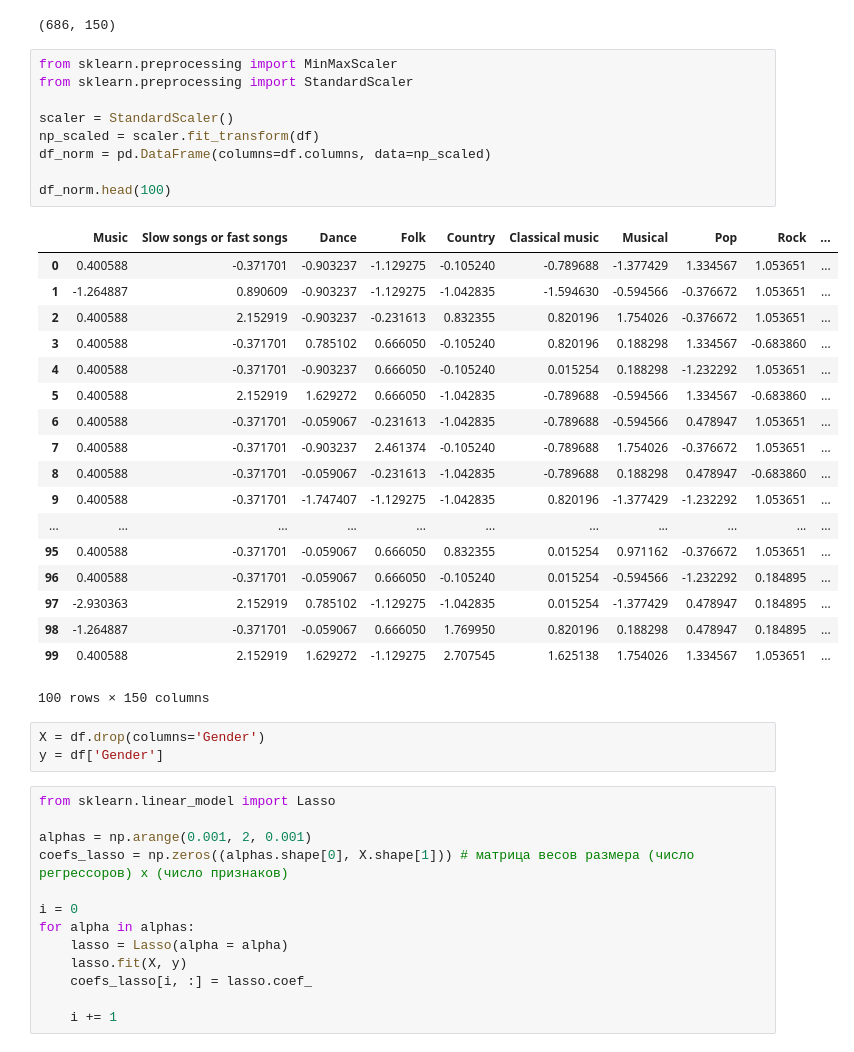
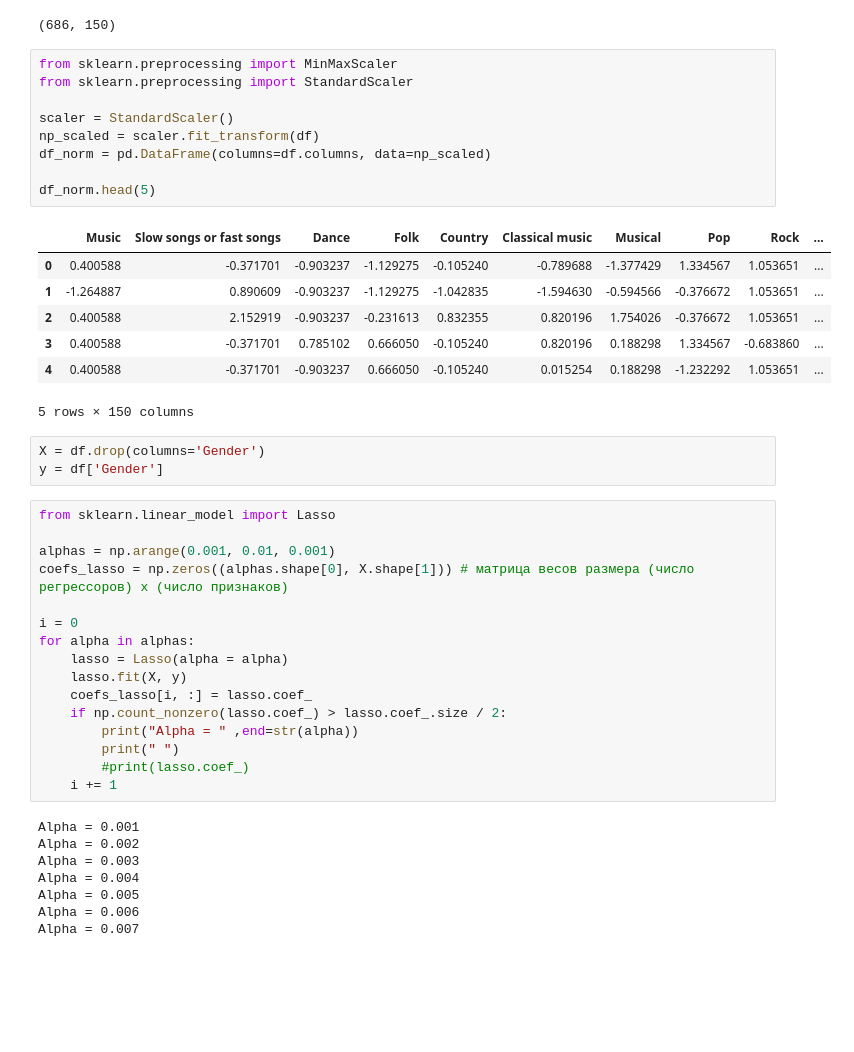
Before and after one commit to Agotsulov/ML-imit, a Jupyter notebook: Homework7/Homework7.ipynb, the cells around one changed output. Saved outputs shown, nothing was run; the diff lists cells and outputs as text; blank space fills up the shorter version.

```diff
--- a/Homework7/Homework7.ipynb
+++ b/Homework7/Homework7.ipynb
@@ -52,38 +52,27 @@ df.shape
 # %%
 from sklearn.preprocessing import MinMaxScaler
 from sklearn.preprocessing import StandardScaler
 
 scaler = StandardScaler()
 np_scaled = scaler.fit_transform(df)
 df_norm = pd.DataFrame(columns=df.columns, data=np_scaled)
 
-df_norm.head(100)
+df_norm.head(5)
 # %% [output]
 |  | Music | Slow songs or fast songs | Dance | Folk | Country | Classical music | Musical | Pop | Rock | ... |
 | 0 | 0.400588 | -0.371701 | -0.903237 | -1.129275 | -0.105240 | -0.789688 | -1.377429 | 1.334567 | 1.053651 | ... |
 | 1 | -1.264887 | 0.890609 | -0.903237 | -1.129275 | -1.042835 | -1.594630 | -0.594566 | -0.376672 | 1.053651 | ... |
 | 2 | 0.400588 | 2.152919 | -0.903237 | -0.231613 | 0.832355 | 0.820196 | 1.754026 | -0.376672 | 1.053651 | ... |
 | 3 | 0.400588 | -0.371701 | 0.785102 | 0.666050 | -0.105240 | 0.820196 | 0.188298 | 1.334567 | -0.683860 | ... |
 | 4 | 0.400588 | -0.371701 | -0.903237 | 0.666050 | -0.105240 | 0.015254 | 0.188298 | -1.232292 | 1.053651 | ... |
-| 5 | 0.400588 | 2.152919 | 1.629272 | 0.666050 | -1.042835 | -0.789688 | -0.594566 | 1.334567 | -0.683860 | ... |
-| 6 | 0.400588 | -0.371701 | -0.059067 | -0.231613 | -1.042835 | -0.789688 | -0.594566 | 0.478947 | 1.053651 | ... |
-| 7 | 0.400588 | -0.371701 | -0.903237 | 2.461374 | -0.105240 | -0.789688 | 1.754026 | -0.376672 | 1.053651 | ... |
-| 8 | 0.400588 | -0.371701 | -0.059067 | -0.231613 | -1.042835 | -0.789688 | 0.188298 | 0.478947 | -0.683860 | ... |
-| 9 | 0.400588 | -0.371701 | -1.747407 | -1.129275 | -1.042835 | 0.820196 | -1.377429 | -1.232292 | 1.053651 | ... |
-| ... | ... | ... | ... | ... | ... | ... | ... | ... | ... | ... |
-| 95 | 0.400588 | -0.371701 | -0.059067 | 0.666050 | 0.832355 | 0.015254 | 0.971162 | -0.376672 | 1.053651 | ... |
-| 96 | 0.400588 | -0.371701 | -0.059067 | 0.666050 | -0.105240 | 0.015254 | -0.594566 | -1.232292 | 0.184895 | ... |
-| 97 | -2.930363 | 2.152919 | 0.785102 | -1.129275 | -1.042835 | 0.015254 | -1.377429 | 0.478947 | 0.184895 | ... |
-| 98 | -1.264887 | -0.371701 | -0.059067 | 0.666050 | 1.769950 | 0.820196 | 0.188298 | 0.478947 | 0.184895 | ... |
-| 99 | 0.400588 | 2.152919 | 1.629272 | -1.129275 | 2.707545 | 1.625138 | 1.754026 | 1.334567 | 1.053651 | ... |
-100 rows × 150 columns
+5 rows × 150 columns
 # %%
 X = df.drop(columns='Gender')
 y = df['Gender']
 # %%
 from sklearn.linear_model import Lasso
 
-alphas = np.arange(0.001, 2, 0.001)
+alphas = np.arange(0.001, 0.01, 0.001)
 coefs_lasso = np.zeros((alphas.shape[0], X.shape[1])) # матрица весов размера (число регрессоров) x (число признаков)
 
 i = 0
@@ -91,6 +80,17 @@ for alpha in alphas:
     lasso = Lasso(alpha = alpha)
     lasso.fit(X, y)
     coefs_lasso[i, :] = lasso.coef_
-
+    if np.count_nonzero(lasso.coef_) > lasso.coef_.size / 2:
+        print("Alpha = " ,end=str(alpha))
+        print(" ")
+        #print(lasso.coef_)
     i += 1
+# %% [output]
+Alpha = 0.001
+Alpha = 0.002
+Alpha = 0.003
+Alpha = 0.004
+Alpha = 0.005
+Alpha = 0.006
+Alpha = 0.007
 # %%
```
Also changed, not shown: parts of 1 cell of this notebook.
